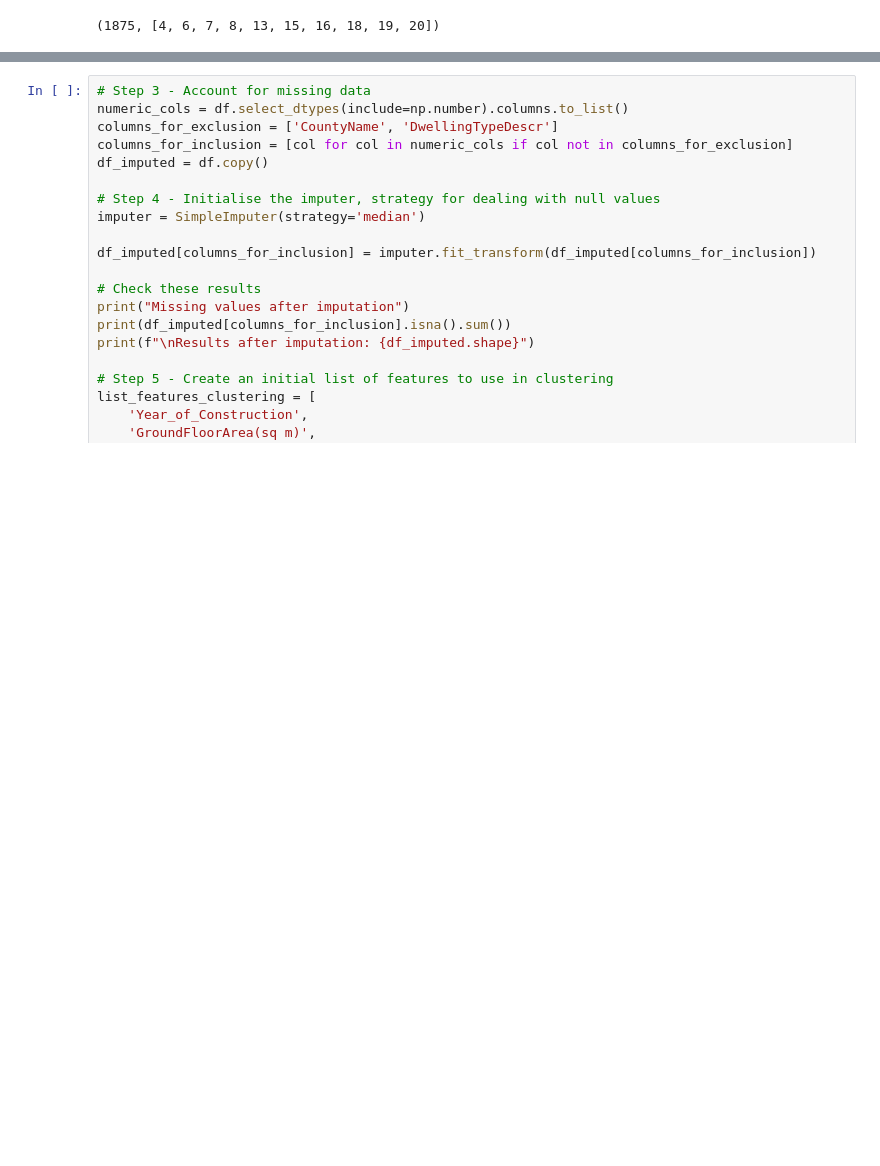
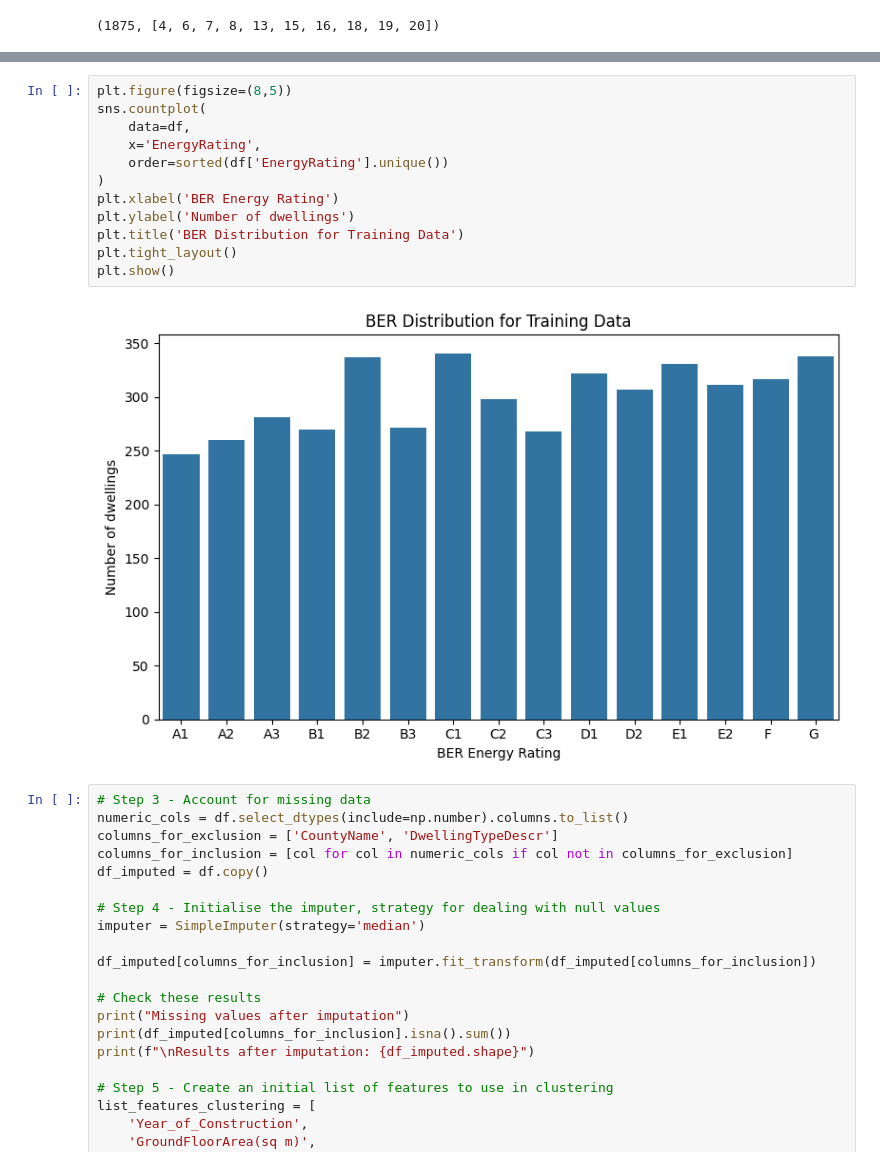
Before and after one commit to MikeLynagh/Predict-BER-Home-Ratings-MLProject, a Jupyter notebook: project.ipynb, the cells around one changed output, grey strips where cells are left out. Cells and saved outputs as stored; diff of their text form; blank space fills up the shorter version.

```diff
--- a/project.ipynb
+++ b/project.ipynb
@@ -49,3 +81,17 @@ len(missing_rows), missing_rows.index[:10].to_list()
+# %%
+plt.figure(figsize=(8,5))
+sns.countplot(
+    data=df,
+    x='EnergyRating',
+    order=sorted(df['EnergyRating'].unique())
+)
+plt.xlabel('BER Energy Rating')
+plt.ylabel('Number of dwellings')
+plt.title('BER Distribution for Training Data')
+plt.tight_layout()
+plt.show()
+# %% [output]
+[figure, added]
 # %%
 # Step 3 - Account for missing data
 numeric_cols = df.select_dtypes(include=np.number).columns.to_list()
```
Also changed, not shown: parts of 10 cells of this notebook.
